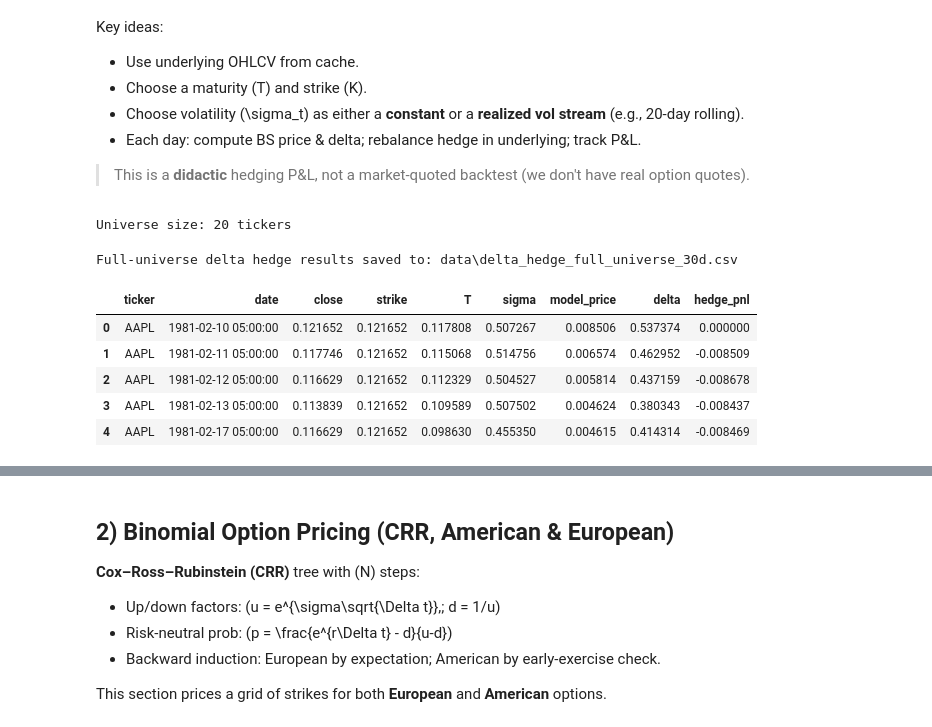
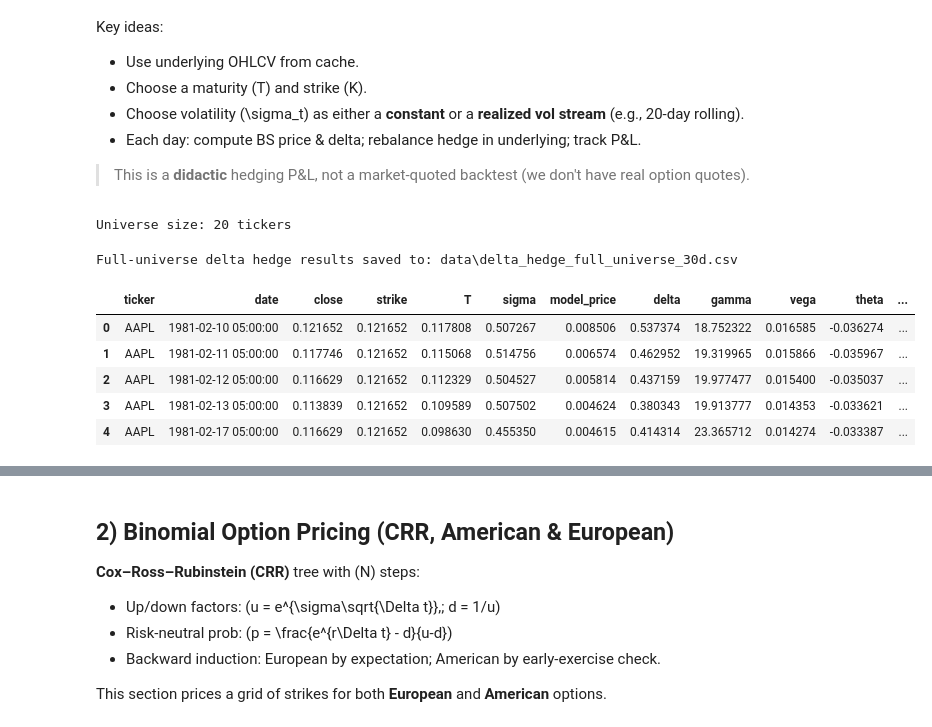
Before and after one commit to shervin-taheripour/stock-analysis-tool, a Jupyter notebook: analysis/option_pricing_models.ipynb, the cells around one changed output, grey strips where cells are left out. Drawn from its saved outputs; the diff is of its cells as text; code cells hidden in the pictures.

```diff
--- a/analysis/option_pricing_models.ipynb
+++ b/analysis/option_pricing_models.ipynb
@@ -215,43 +314,63 @@ for ticker in universe:
             for s, t, sig in zip(sel["close"], sel["T"], sel["sigma"])
         ]
 
+        sel["gamma"] = [
+            bs_gamma(s, K, t, r, sig)
+            for s, t, sig in zip(sel["close"], sel["T"], sel["sigma"])
+        ]
+        sel["vega"] = [
+            bs_vega(s, K, t, r, sig)
+            for s, t, sig in zip(sel["close"], sel["T"], sel["sigma"])
+        ]
+        sel["theta"] = [
+            bs_theta(s, K, t, r, sig, "call")
+            for s, t, sig in zip(sel["close"], sel["T"], sel["sigma"])
+        ]
+        sel["rho"] = [
+            bs_rho(s, K, t, r, sig, "call")
+            for s, t, sig in zip(sel["close"], sel["T"], sel["sigma"])
+        ]
+
         # P&L simulation
         cash = 0.0
         shares = 0.0
         pnl = [0.0]
         for i in range(len(sel)):
             if i == 0 or (i % rebalance_every_n_days == 0):
                 target_shares = sel["delta"].iloc[i]
                 d_shares = target_shares - shares
                 cash -= d_shares * sel["close"].iloc[i]
                 shares = target_shares
             if i < len(sel) - 1:
                 cash *= np.exp(r/252.0)
             portfolio = cash + shares*sel["close"].iloc[i] - sel["model_price"].iloc[i]
             pnl.append(portfolio)
         sel["hedge_pnl"] = pd.Series(pnl[:-1])  # align length
 
         sel["ticker"] = ticker
         sel["strike"] = K
         all_sel.append(sel)
 
     except Exception as e:
         print(f"Skipped {ticker}: {e}")
 
 # Collect, re-order columns, and export
 all_hedges = pd.concat(all_sel, ignore_index=True)
-export_cols = ["ticker", "date", "close", "strike", "T", "sigma", "model_price", "delta", "hedge_pnl"]
+export_cols = [
+    "ticker", "date", "close", "strike", "T", "sigma",
+    "model_price", "delta", "gamma", "vega", "theta", "rho", "hedge_pnl"
+]
 outpath = DATA_DIR / f"delta_hedge_full_universe_{days_to_maturity}d.csv"
 all_hedges[export_cols].to_csv(outpath, index=False)
 print(f"Full-universe delta hedge results saved to: {outpath}")
 
 all_hedges[export_cols].head()
 # %% [output]
 Universe size: 20 tickers
 Full-universe delta hedge results saved to: data\delta_hedge_full_universe_30d.csv
-|  | ticker | date | close | strike | T | sigma | model_price | delta | hedge_pnl |
-| 0 | AAPL | 1981-02-10 05:00:00 | 0.121652 | 0.121652 | 0.117808 | 0.507267 | 0.008506 | 0.537374 | 0.000000 |
-| 1 | AAPL | 1981-02-11 05:00:00 | 0.117746 | 0.121652 | 0.115068 | 0.514756 | 0.006574 | 0.462952 | -0.008509 |
-| 2 | AAPL | 1981-02-12 05:00:00 | 0.116629 | 0.121652 | 0.112329 | 0.504527 | 0.005814 | 0.437159 | -0.008678 |
-| 3 | AAPL | 1981-02-13 05:00:00 | 0.113839 | 0.121652 | 0.109589 | 0.507502 | 0.004624 | 0.380343 | -0.008437 |
-| 4 | AAPL | 1981-02-17 05:00:00 | 0.116629 | 0.121652 | 0.098630 | 0.455350 | 0.004615 | 0.414314 | -0.008469 |
+|  | ticker | date | close | strike | T | sigma | model_price | delta | gamma | vega | theta | ... |
+| 0 | AAPL | 1981-02-10 05:00:00 | 0.121652 | 0.121652 | 0.117808 | 0.507267 | 0.008506 | 0.537374 | 18.752322 | 0.016585 | -0.036274 | ... |
+| 1 | AAPL | 1981-02-11 05:00:00 | 0.117746 | 0.121652 | 0.115068 | 0.514756 | 0.006574 | 0.462952 | 19.319965 | 0.015866 | -0.035967 | ... |
+| 2 | AAPL | 1981-02-12 05:00:00 | 0.116629 | 0.121652 | 0.112329 | 0.504527 | 0.005814 | 0.437159 | 19.977477 | 0.015400 | -0.035037 | ... |
+| 3 | AAPL | 1981-02-13 05:00:00 | 0.113839 | 0.121652 | 0.109589 | 0.507502 | 0.004624 | 0.380343 | 19.913777 | 0.014353 | -0.033621 | ... |
+| 4 | AAPL | 1981-02-17 05:00:00 | 0.116629 | 0.121652 | 0.098630 | 0.455350 | 0.004615 | 0.414314 | 23.365712 | 0.014274 | -0.033387 | ... |
```
Also changed, not shown: parts of 13 cells of this notebook, 12 other files.
